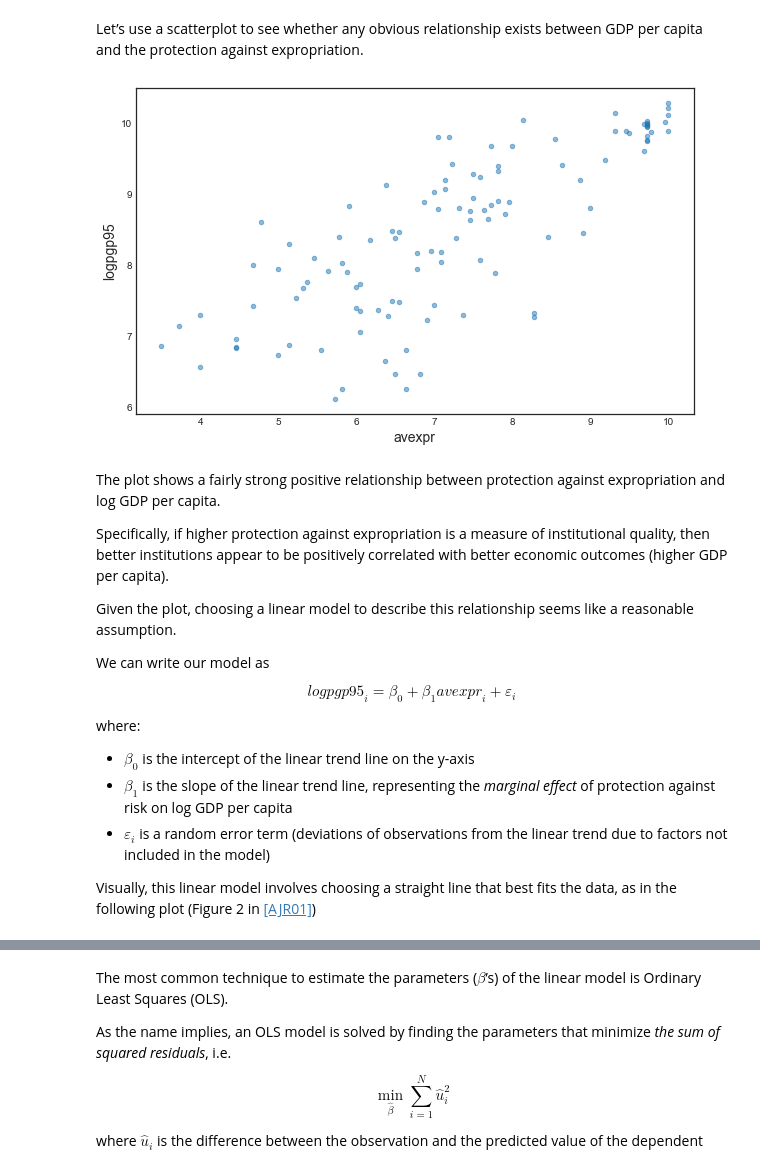
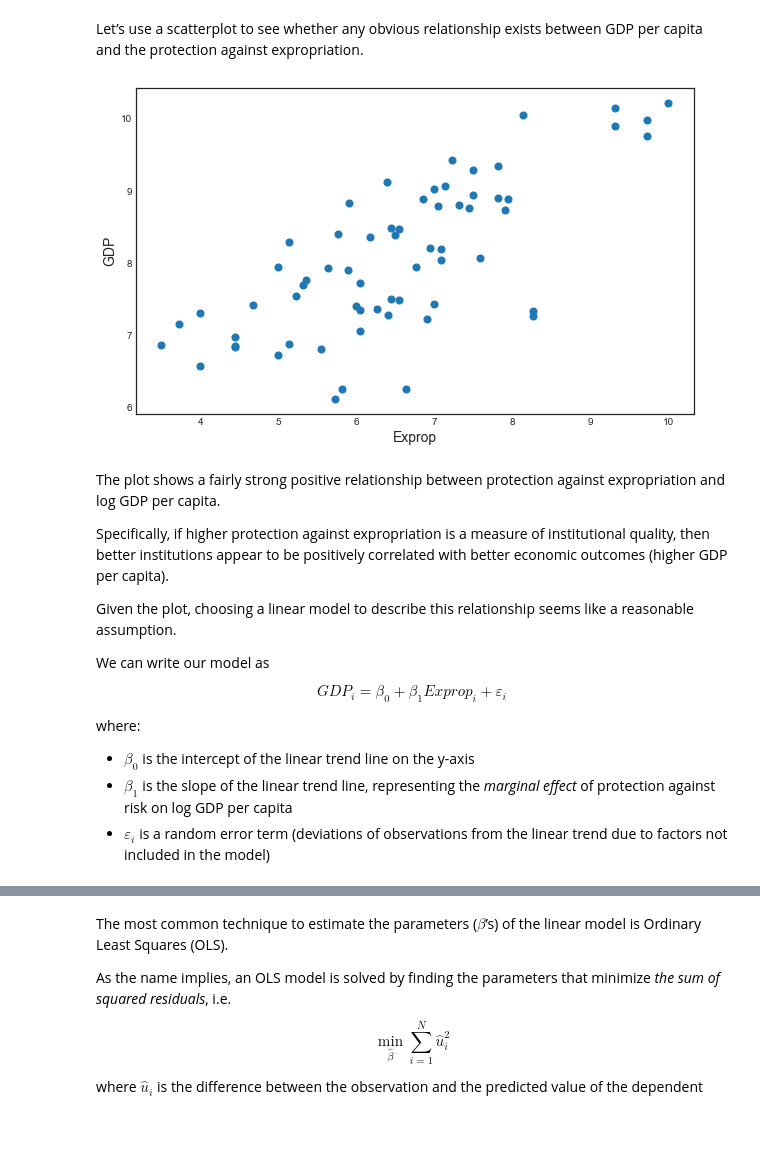
Before and after one commit to matteocourthoud/Machine-Learning-for-Economic-Analysis, a Jupyter notebook: 2_iv.ipynb, the cells around one changed output, grey strips where cells are left out. Saved outputs shown, nothing was run; the diff lists cells and outputs as text; code cells hidden in the pictures; blank space fills up the shorter version.

```diff
--- a/2_iv.ipynb
+++ b/2_iv.ipynb
@@ -50,6 +50,6 @@ These variables and other data used in the paper are available for download on D
 THe original dataset in in Stata `.dta` format but has been converted to `.csv`.
 # %%
 # Load Acemoglu Johnson Robinson Dataset
-df = pd.read_csv('data/AJR02.csv')
+df = pd.read_csv('data/AJR02.csv',index_col=0)
 df.head()
 # %% [output]
@@ -63,9 +63,9 @@ df.head()
 Let’s use a scatterplot to see whether any obvious relationship exists between GDP per capita and the protection against expropriation.
 # %%
 # Plot relationship between GDP and expropriation rate
-df.plot(x='avexpr', y='logpgp95', kind='scatter', alpha=0.5);
+df.plot(x='Exprop', y='GDP', kind='scatter', s=50);
 # %% [output]
-[figure, old version]
+[figure, new version]
 # %% [markdown]
 The plot shows a fairly strong positive relationship between
 protection against expropriation and log GDP per capita.
@@ -80,7 +80,7 @@ seems like a reasonable assumption.
 We can write our model as
 
 $$
-{logpgp95}_i = \beta_0 + \beta_1 {avexpr}_i + \varepsilon_i
+{GDP}_i = \beta_0 + \beta_1 {Exprop}_i + \varepsilon_i
 $$
 
 where:
@@ -92,7 +92,3 @@ where:
   capita
 - $ \varepsilon_i $ is a random error term (deviations of observations from
   the linear trend due to factors not included in the model)
-
-
-Visually, this linear model involves choosing a straight line that best
-fits the data, as in the following plot (Figure 2 in [[AJR01]](https://python-programming.quantecon.org/zreferences.html#acemoglu2001))
```
Also changed, not shown: parts of 31 cells of this notebook, 2 other files.
